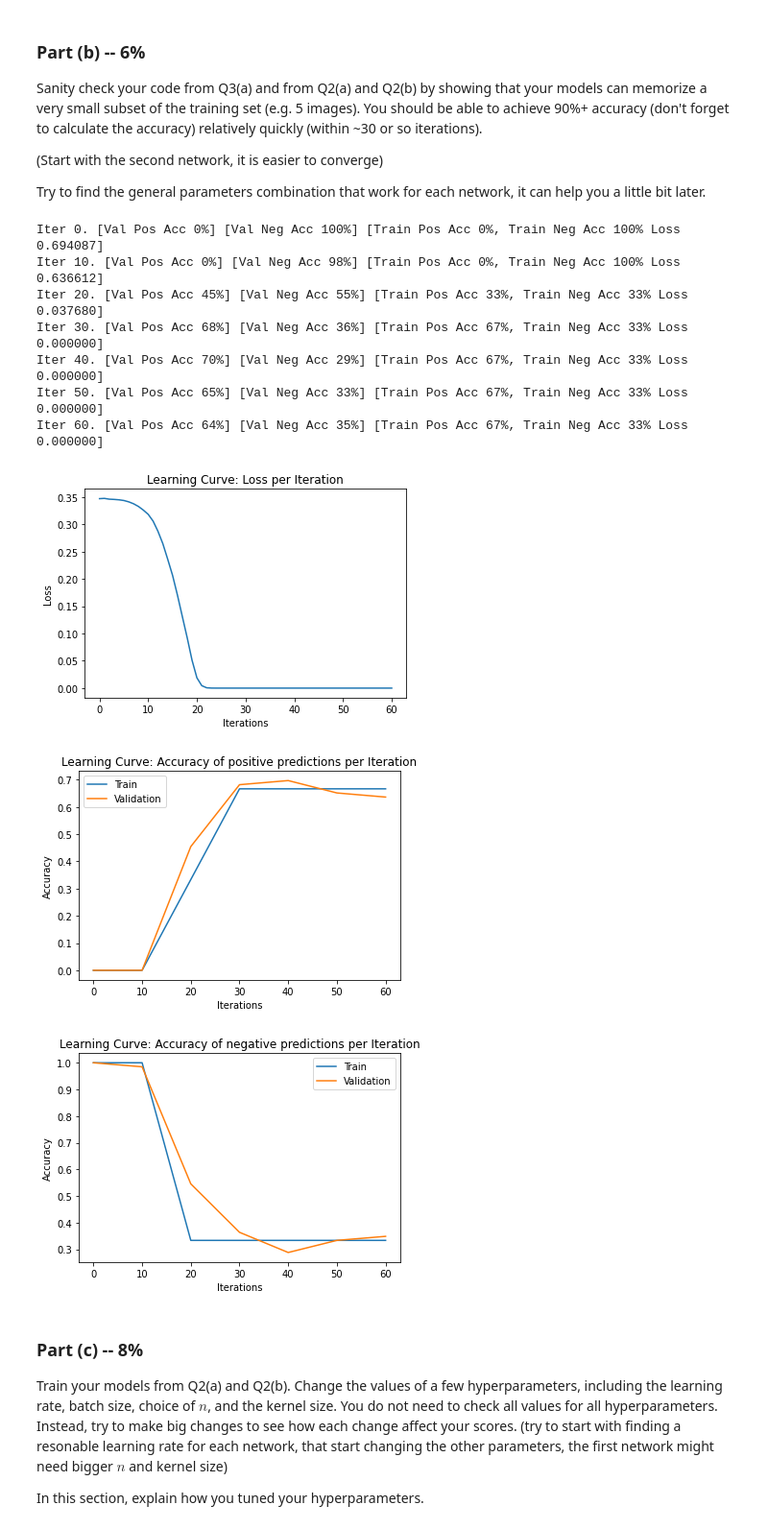
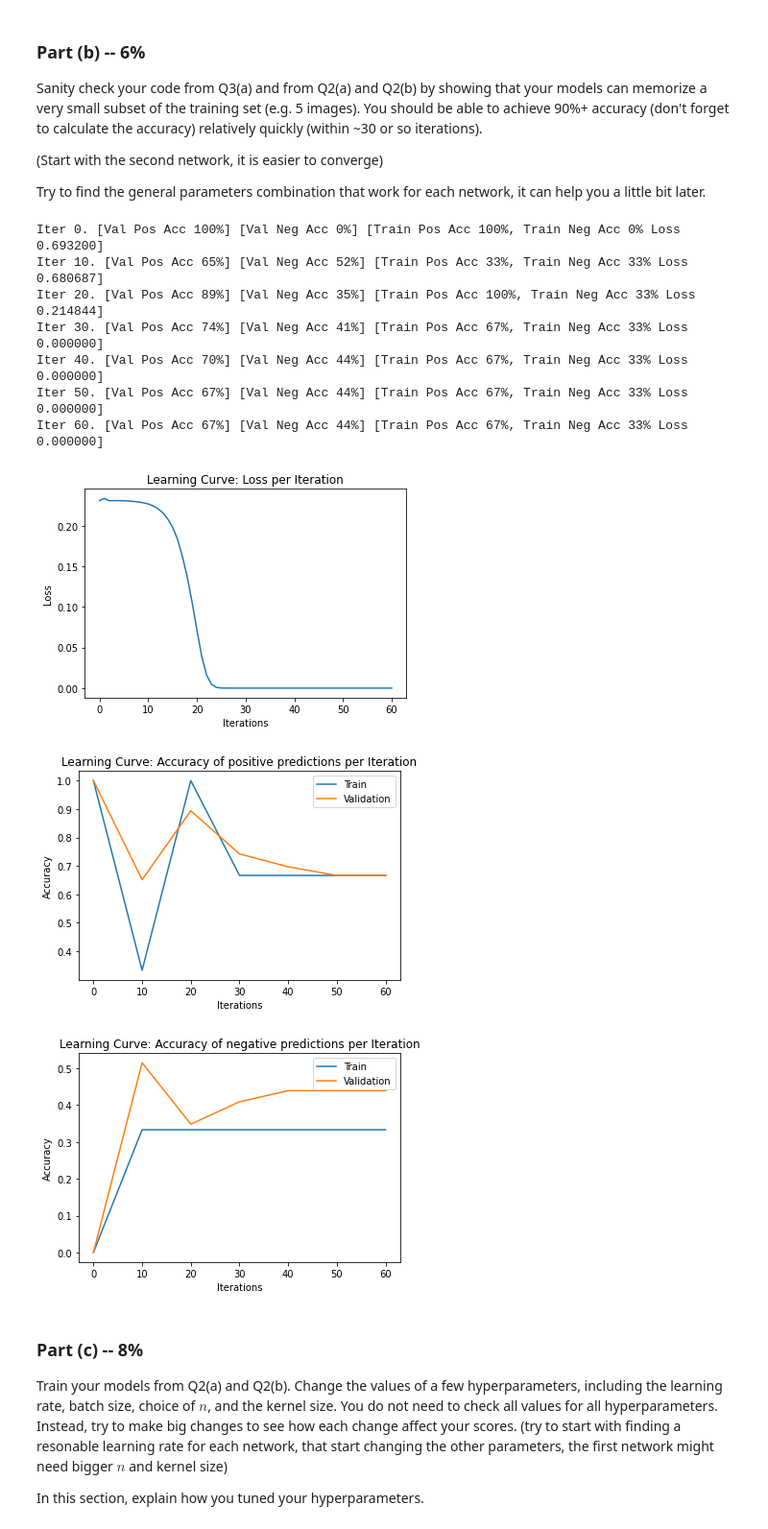
Before and after one commit to Yotamsil/DeepLearningEx3, a Jupyter notebook: Assignment3_ipynb.ipynb, the cells around one changed output. Shown: that part at 96% size. Saved outputs shown, nothing was run; the diff lists cells and outputs as text; code cells hidden in the pictures.

```diff
--- a/Assignment3_ipynb.ipynb
+++ b/Assignment3_ipynb.ipynb
@@ -541,44 +541,44 @@ def plot_learning_curve(iters, losses, iters_sub, train_pos_accs, train_neg_accs
     plt.ylabel("Loss")
     plt.show()
 
     plt.title("Learning Curve: Accuracy of positive predictions per Iteration")
     plt.plot(iters_sub, train_pos_accs, label="Train")
     plt.plot(iters_sub, val_pos_accs, label="Validation")
     plt.xlabel("Iterations")
     plt.ylabel("Accuracy")
     plt.legend(loc='best')
     plt.show()
 
     plt.title("Learning Curve: Accuracy of negative predictions per Iteration")
     plt.plot(iters_sub, train_neg_accs, label="Train")
     plt.plot(iters_sub, val_neg_accs, label="Validation")
     plt.xlabel("Iterations")
     plt.ylabel("Accuracy")
     plt.legend(loc='best')
     plt.show()
 
 model = CNNChannel()
 learning_curve_info = train_model(model,
                 train_data=small_train_data,
                 validation_data=small_train_data,
-                batch_size=2,
+                batch_size=3,
                 learning_rate=0.001,
                 weight_decay=0,
                 max_iters=60,
                 checkpoint_path=None)
 
 plot_learning_curve(*learning_curve_info)
 # %% [output]
-Iter 0. [Val Pos Acc 0%] [Val Neg Acc 100%] [Train Pos Acc 0%, Train Neg Acc 100% Loss 0.694087]
-Iter 10. [Val Pos Acc 0%] [Val Neg Acc 98%] [Train Pos Acc 0%, Train Neg Acc 100% Loss 0.636612]
-Iter 20. [Val Pos Acc 45%] [Val Neg Acc 55%] [Train Pos Acc 33%, Train Neg Acc 33% Loss 0.037680]
-Iter 30. [Val Pos Acc 68%] [Val Neg Acc 36%] [Train Pos Acc 67%, Train Neg Acc 33% Loss 0.000000]
-Iter 40. [Val Pos Acc 70%] [Val Neg Acc 29%] [Train Pos Acc 67%, Train Neg Acc 33% Loss 0.000000]
-Iter 50. [Val Pos Acc 65%] [Val Neg Acc 33%] [Train Pos Acc 67%, Train Neg Acc 33% Loss 0.000000]
-Iter 60. [Val Pos Acc 64%] [Val Neg Acc 35%] [Train Pos Acc 67%, Train Neg Acc 33% Loss 0.000000]
+Iter 0. [Val Pos Acc 100%] [Val Neg Acc 0%] [Train Pos Acc 100%, Train Neg Acc 0% Loss 0.693200]
+Iter 10. [Val Pos Acc 65%] [Val Neg Acc 52%] [Train Pos Acc 33%, Train Neg Acc 33% Loss 0.680687]
+Iter 20. [Val Pos Acc 89%] [Val Neg Acc 35%] [Train Pos Acc 100%, Train Neg Acc 33% Loss 0.214844]
+Iter 30. [Val Pos Acc 74%] [Val Neg Acc 41%] [Train Pos Acc 67%, Train Neg Acc 33% Loss 0.000000]
+Iter 40. [Val Pos Acc 70%] [Val Neg Acc 44%] [Train Pos Acc 67%, Train Neg Acc 33% Loss 0.000000]
+Iter 50. [Val Pos Acc 67%] [Val Neg Acc 44%] [Train Pos Acc 67%, Train Neg Acc 33% Loss 0.000000]
+Iter 60. [Val Pos Acc 67%] [Val Neg Acc 44%] [Train Pos Acc 67%, Train Neg Acc 33% Loss 0.000000]
-[figure, old version]
+[figure, new version]
-[figure, old version]
+[figure, new version]
-[figure, old version]
+[figure, new version]
 # %% [markdown]
 ### Part (c) -- 8%
 
```
